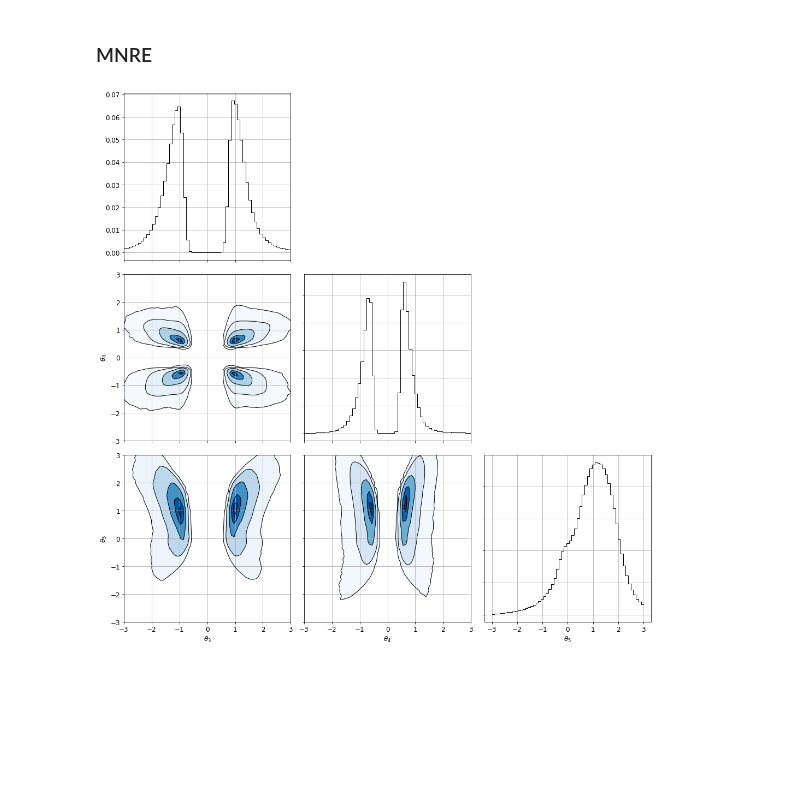
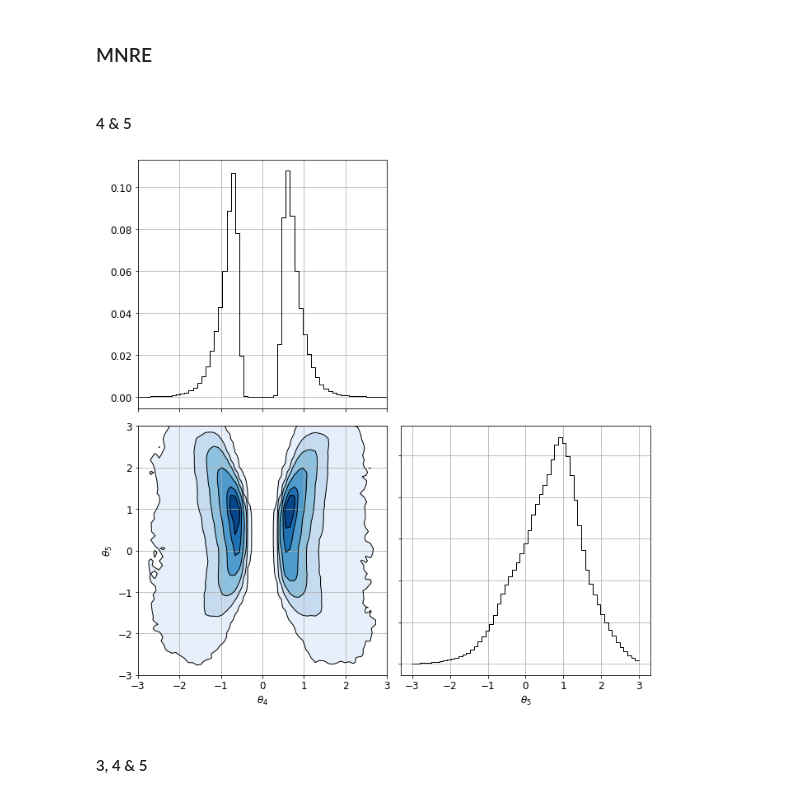
Before and after one commit to francois-rozet/amnre, a Jupyter notebook: python/mnre.ipynb, the cells around one changed output. Cells and saved outputs as stored; diff of their text form; code cells hidden in the pictures; blank space fills up the shorter version.

Commit message:
⚗ Improve histograms

```diff
--- a/python/mnre.ipynb
+++ b/python/mnre.ipynb
@@ -128,23 +120,26 @@ x_star = torch.tensor([
     [ 1.43279532, -2.80650507]
 ]).to(device)
 # %%
-x_star = x_star.expand((2 ** 12,) + x_star.shape)
+x_star = x_star.expand(2 ** 12, -1, -1)
 # %% [markdown]
 ### MNRE
 # %%
 model.eval()
 z_star = model.encoder(x_star)
+# %% [markdown]
+#### 4 & 5
 # %%
-mask, nre = model[1]
+mask, nre = model[0]
+mask = mask.cpu()
 # %%
-labels = [f'$\\theta_{{{i}}}$' for (i, m) in enumerate(mask, 1) if m]
-
-low = simulator.low[mask].cpu().numpy()
-high = simulator.high[mask].cpu().numpy()
+labels = [f'$\\theta_{{{i}}}$' for i in [4, 5]]
 # %%
 sampler = NRESampler(simulator.subprior(mask), nre, z_star, sigma=0.1)
-hists = pairhist(sampler(4096), low, high, bins=60, normed=True, bounded=True)
+samples = sampler(4096)
+hists = pairhist(samples, low[mask], high[mask], bins=60, normed=True, bounded=True)
 # %%
-fig = corner(hists, low, high, labels=labels)
+fig = corner(hists, low[mask], high[mask], labels=labels)
 # %% [output]
-[figure, old version]
+[figure, new version]
+# %% [markdown]
+#### 3, 4 & 5
```
Also changed, not shown: parts of 15 cells of this notebook, 1 other file.
